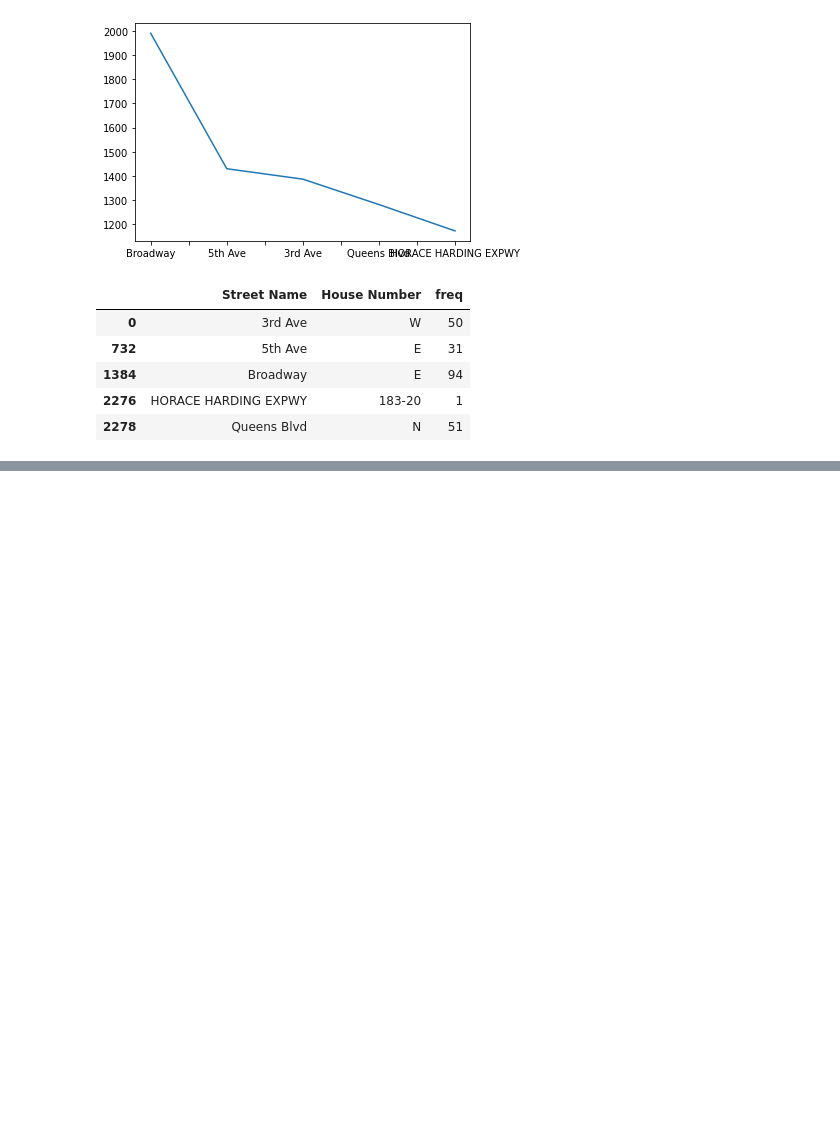
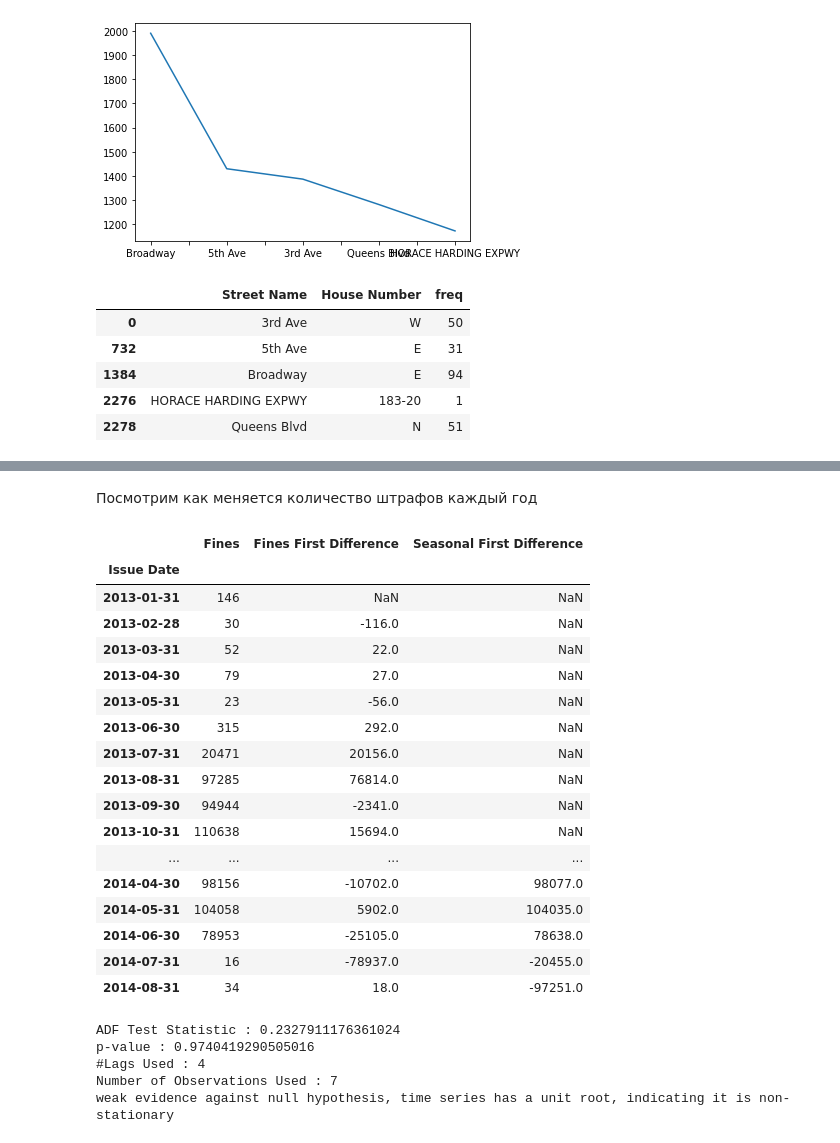
Before and after one commit to FStrean/NYC-Parking-Tickets-Analisis, a Jupyter notebook: NYC-Parking-Tickets-Analisis.ipynb, the cells around one changed output, grey strips where cells are left out. Saved outputs shown, nothing was run; the diff lists cells and outputs as text; code cells hidden in the pictures; blank space fills up the shorter version.

```diff
--- a/NYC-Parking-Tickets-Analisis.ipynb
+++ b/NYC-Parking-Tickets-Analisis.ipynb
@@ -386,3 +373,0 @@ weak evidence against null hypothesis, time series has a unit root, indicating i
-# %%
-finecount_bydate['Fines First Difference'] = finecount_bydate['Fines'] - finecount_bydate['Fines'].shift(30)
-finecount_bydate.tail(15)
@@ -409,3 +373,0 @@ finecount_bydate.tail(15)
-# %%
-finecount_bydate['Seasonal First Difference']=finecount_bydate['Fines']-finecount_bydate['Fines'].shift(365)
-finecount_bydate.tail(40)
@@ -834,0 +386,3 @@ finecount_bydate_after2000['HYUND']['Seasonal First Difference'].plot()
+# %%
+finecount_bydate['Fines First Difference'] = finecount_bydate['Fines'] - finecount_bydate['Fines'].shift(1)
+finecount_bydate.head()
@@ -834,0 +397,32 @@ finecount_bydate_after2000['HYUND']['Seasonal First Difference'].plot()
+# %% [markdown]
+Посмотрим как меняется количество штрафов каждый год
+# %%
+finecount_bydate['Seasonal First Difference']=finecount_bydate['Fines']-finecount_bydate['Fines'].shift(12)
+finecount_bydate.head(20)
+# %% [output]
+|  | Fines | Fines First Difference | Seasonal First Difference |
+| Issue Date |  |  |  |
+| 2013-01-31 | 146 | NaN | NaN |
+| 2013-02-28 | 30 | -116.0 | NaN |
+| 2013-03-31 | 52 | 22.0 | NaN |
+| 2013-04-30 | 79 | 27.0 | NaN |
+| 2013-05-31 | 23 | -56.0 | NaN |
+| 2013-06-30 | 315 | 292.0 | NaN |
+| 2013-07-31 | 20471 | 20156.0 | NaN |
+| 2013-08-31 | 97285 | 76814.0 | NaN |
+| 2013-09-30 | 94944 | -2341.0 | NaN |
+| 2013-10-31 | 110638 | 15694.0 | NaN |
+| ... | ... | ... | ... |
+| 2014-04-30 | 98156 | -10702.0 | 98077.0 |
+| 2014-05-31 | 104058 | 5902.0 | 104035.0 |
+| 2014-06-30 | 78953 | -25105.0 | 78638.0 |
+| 2014-07-31 | 16 | -78937.0 | -20455.0 |
+| 2014-08-31 | 34 | 18.0 | -97251.0 |
+# %%
+adfuller_test(finecount_bydate['Seasonal First Difference'].dropna())
+# %% [output]
+ADF Test Statistic : 0.2327911176361024
+p-value : 0.9740419290505016
+#Lags Used : 4
+Number of Observations Used : 7
+weak evidence against null hypothesis, time series has a unit root, indicating it is non-stationary
```
Also changed, not shown: parts of 108 cells of this notebook.
